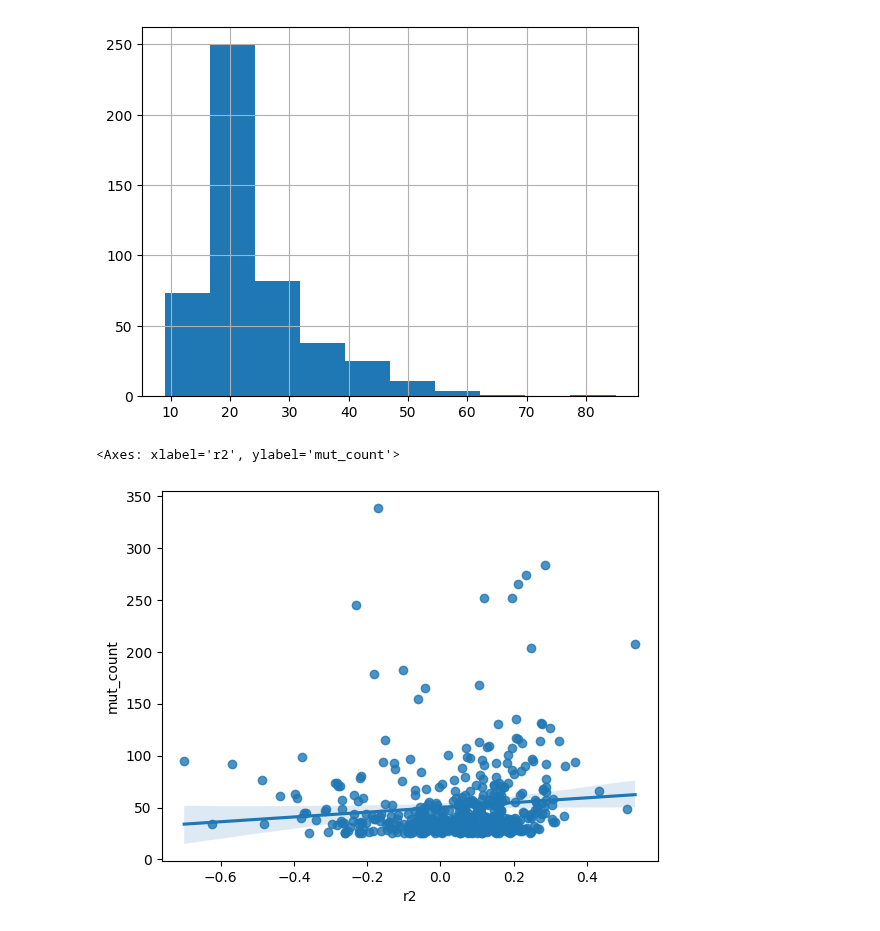
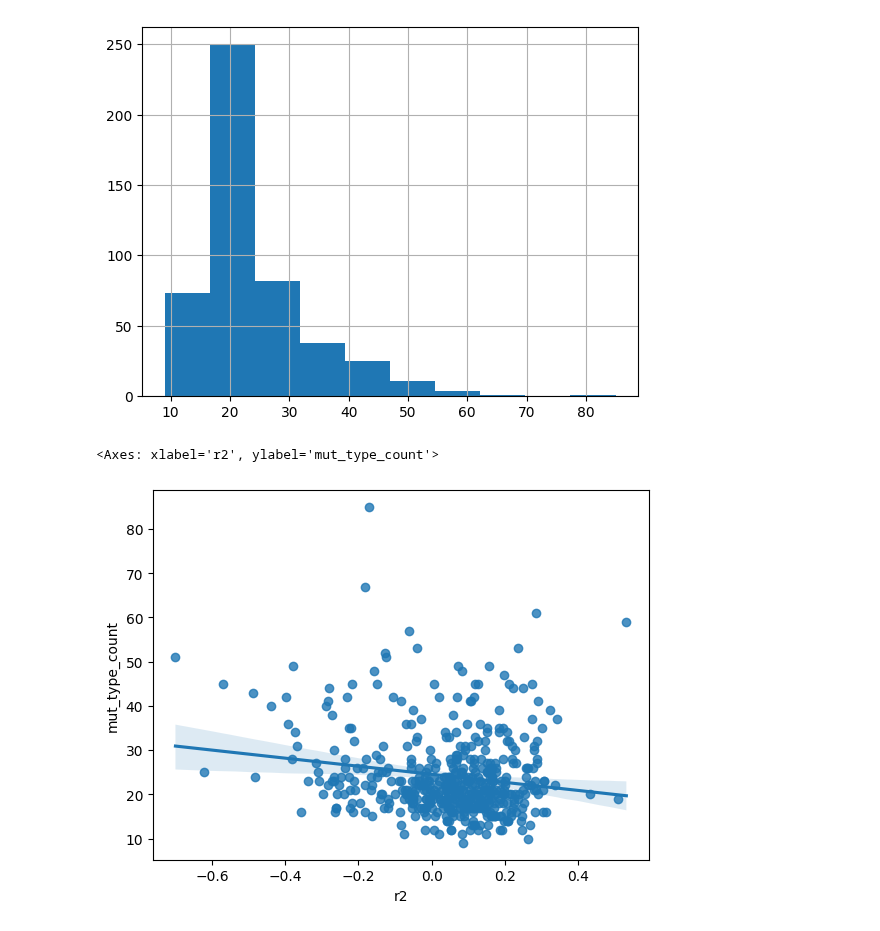
Before and after one commit to mitoclub/AminoAcidShift, a Jupyter notebook: vert_species_fit.ipynb, the cells around one changed output. Drawn from its saved outputs; the diff is of its cells as text; code cells hidden in the pictures.

```diff
--- a/vert_species_fit.ipynb
+++ b/vert_species_fit.ipynb
@@ -112,7 +112,8 @@ Name: count, dtype: float64
 ## Fit model to distinct species
 # %%
 metrics = []
-genes_set = set(['Cytb', 'ND2', 'CO1', 'CO3'])
+# genes_set = set(['Cytb', 'ND2', 'CO1', 'CO3'])
+genes_set = set(['Cytb', 'ND2'])
 for (cur_gene, cur_species), obs in mut_df.groupby(['gene', 'species']):
     if cur_gene not in genes_set:
         continue
@@ -200,10 +206,10 @@ metrics_df.mut_type_count.hist()
 <Axes: >
 [figure]
 # %%
-sns.regplot(data=metrics_df, x='r2', y='mut_count')
+sns.regplot(data=metrics_df, x='r2', y='mut_type_count')
 # %% [output]
-<Axes: xlabel='r2', ylabel='mut_count'>
+<Axes: xlabel='r2', ylabel='mut_type_count'>
-[figure, old version]
+[figure, new version]
 # %%
 max_d = metrics_df['distance_to_eq'].quantile(0.99)
 # %%
```
Also changed, not shown: parts of 6 cells of this notebook.
